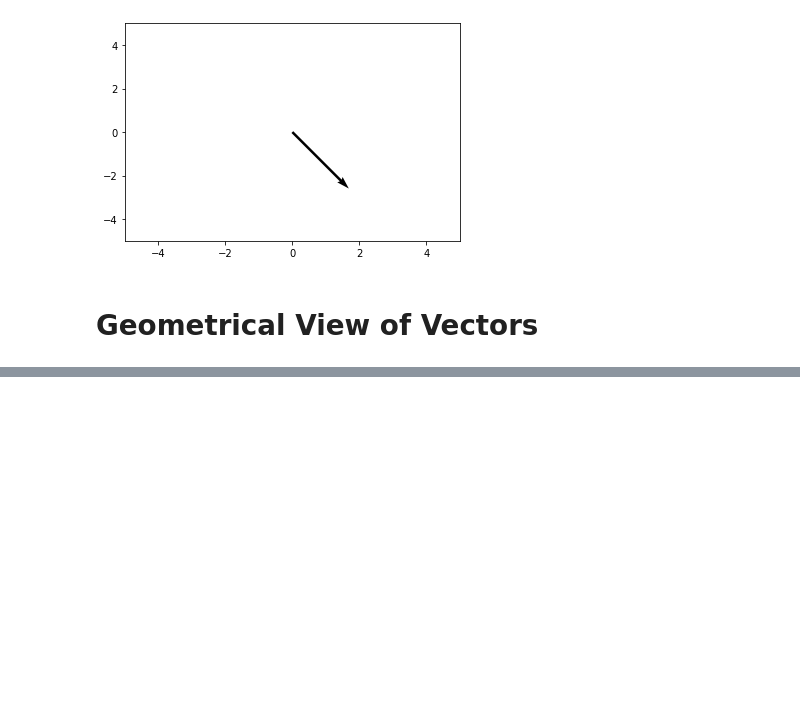
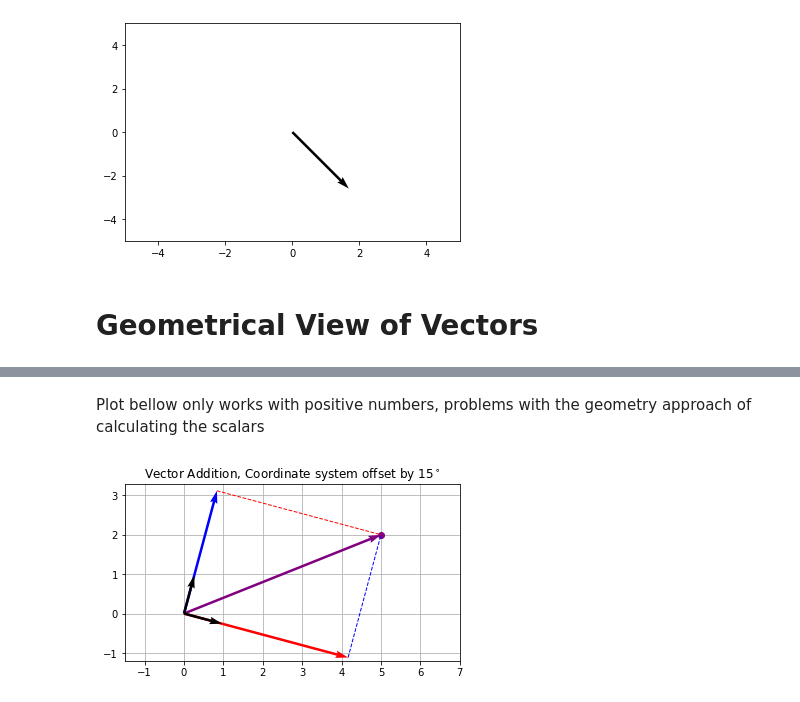
Before and after one commit to brunnorpdias/MITDataScience, a Jupyter notebook: VectorDimensions.ipynb, the cells around one changed output, grey strips where cells are left out. Saved outputs shown, nothing was run; the diff lists cells and outputs as text; code cells hidden in the pictures; blank space fills up the shorter version.

```diff
--- a/VectorDimensions.ipynb
+++ b/VectorDimensions.ipynb
@@ -243,0 +252,62 @@ plt.savefig('VectorAddition.png', transparent='True')
+# %% [markdown]
+Plot bellow only works with positive numbers, problems with the geometry approach of calculating the scalars
+# %%
+# Target point
+target=np.array([[5], [2]])
+
+# Offset angle
+angle=15
+ang=np.radians(angle)
+
+# Basis Vectors for the original system
+ux=np.array([[1], [0]])
+uy=np.array([[0], [1]])
+
+# Definition of the new basis vectors (original offset by 15 degrees):
+v1=np.sin(ang)*ux+np.cos(ang)*uy
+v2=np.cos(-ang)*ux+np.sin(-ang)*uy
+
+# Geometry based solution to finding new scalars
+remain_angle=np.radians(90-angle)-np.arctan(target[1][0]/target[0][0])
+hypotenuse=np.sqrt(target[1][0]**2+target[0][0]**2)
+a=np.cos(remain_angle)*hypotenuse
+b=np.sin(remain_angle)*hypotenuse
+
+# Multiplication of basis vectors of this current system by scalars
+v3=a*v1
+v4=b*v2
+
+# Sum of vectors
+v5=v3+v4
+
+# Defining Origin
+origin=[[0], [0]]
+
+# Creating plot
+ax=plt.subplot()
+
+# Plotting Vectors
+ax.quiver(*origin, *v3, color='blue', units='xy', scale=1)
+ax.quiver(*origin, *v4, color='red', units='xy', scale=1)
+ax.quiver(*origin, *v5, color='purple', units='xy', scale=1)
+ax.quiver(*origin, *v1, color='black', units='xy', scale=1)
+ax.quiver(*origin, *v2, color='black', units='xy', scale=1)
+
+# Plotting Target
+ax.scatter(target[0][0], target[1][0], color='purple')
+
+# Plotting the other vector but with the origin on the end of the vector
+ax.plot([v3[0][0], target[0][0]], [v3[1][0], target[1][0]], color='red', linestyle='--', linewidth=1)
+ax.plot([v4[0][0], target[0][0]], [v4[1][0], target[1][0]], color='blue', linestyle='--', linewidth=1)
+
+# Plot configs
+plt.title('Vector Addition, Coordinate system offset by $'+str(angle)+'^\circ$')
+plt.xlim(-1.5, 7)
+plt.ylim(-1.2, 3.3)
+plt.grid()
+ax.set_axisbelow(True)
+plt.gca().set_aspect('equal')
+# plt.axis('equal');  -> Don't know why this does not work
+plt.savefig('VectorAddition2.png', transparent='True')
+# %% [output]
+[figure, added]
```
Also changed, not shown: parts of 1 cell of this notebook, 2 other files.
